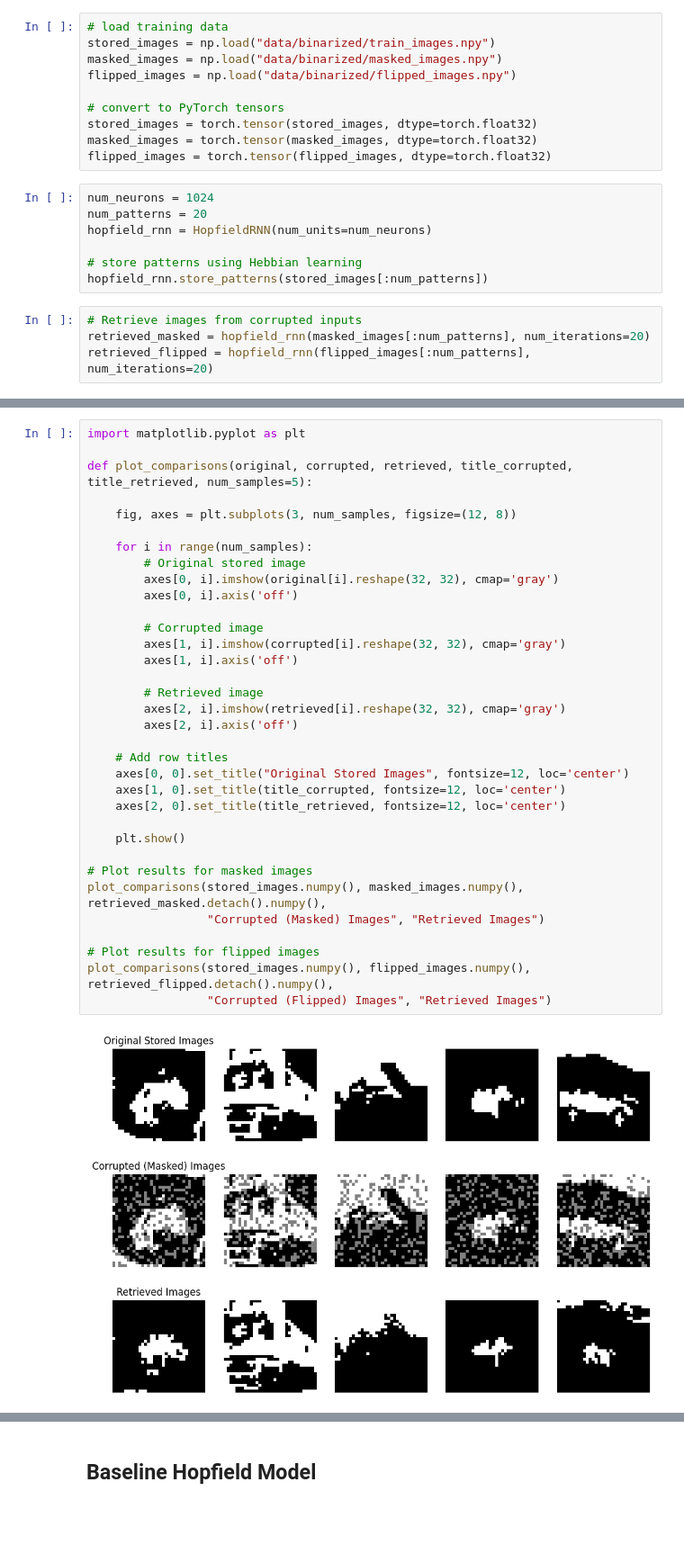
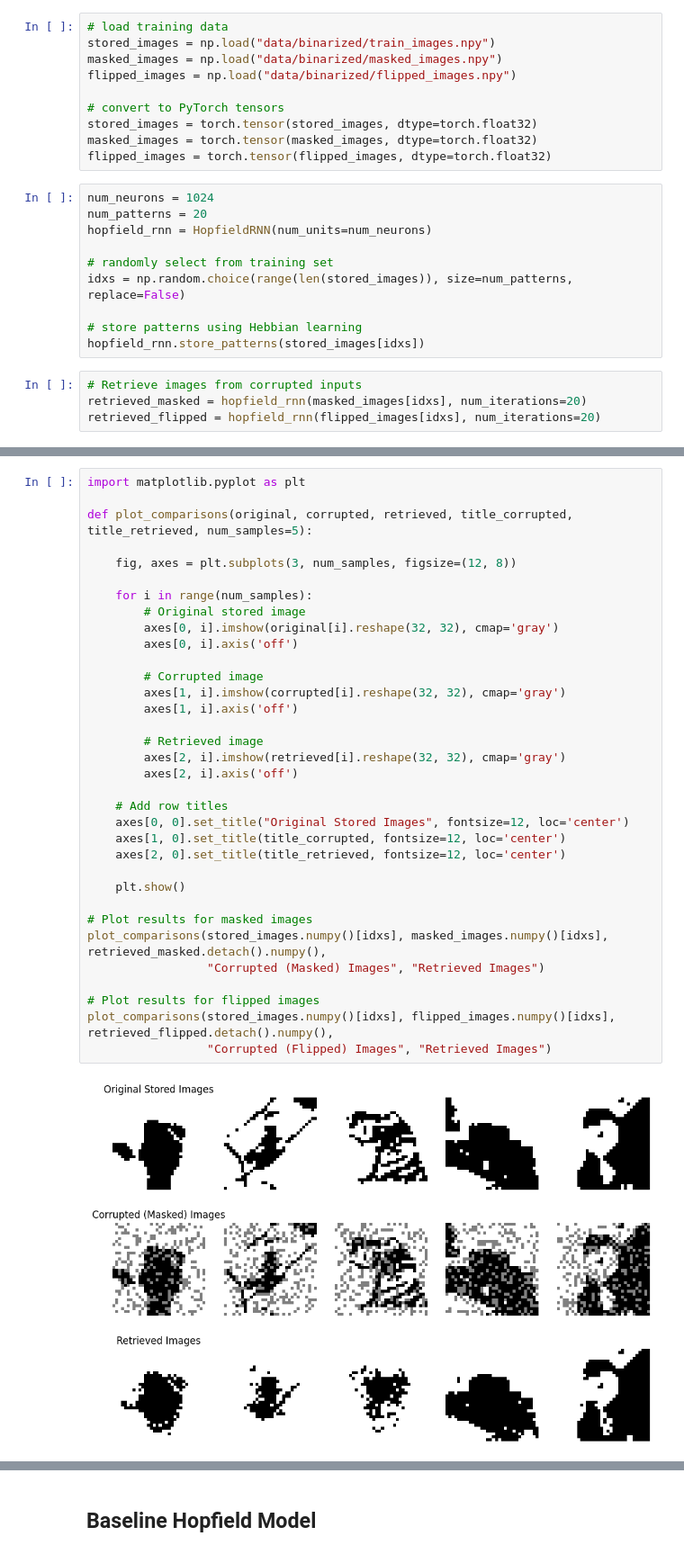
Before and after one commit to chenpy2000/Hopfield, a Jupyter notebook: rnn.ipynb, the cells around one changed output, grey strips where cells are left out. Shown at 90% size. Drawn from its saved outputs; the diff is of its cells as text; blank space fills up the shorter version.

Commit message:
made sure that the selected pattersn for baseline are randomized

```diff
--- a/rnn.ipynb
+++ b/rnn.ipynb
@@ -196,12 +196,15 @@ num_neurons = 1024
 num_patterns = 20
 hopfield_rnn = HopfieldRNN(num_units=num_neurons)
 
+# randomly select from training set
+idxs = np.random.choice(range(len(stored_images)), size=num_patterns, replace=False)
+
 # store patterns using Hebbian learning
-hopfield_rnn.store_patterns(stored_images[:num_patterns])
+hopfield_rnn.store_patterns(stored_images[idxs])
 # %%
 # Retrieve images from corrupted inputs
-retrieved_masked = hopfield_rnn(masked_images[:num_patterns], num_iterations=20)
-retrieved_flipped = hopfield_rnn(flipped_images[:num_patterns], num_iterations=20)
+retrieved_masked = hopfield_rnn(masked_images[idxs], num_iterations=20)
+retrieved_flipped = hopfield_rnn(flipped_images[idxs], num_iterations=20)
 # %%
 criterion = nn.MSELoss()
 
@@ -229,33 +232,33 @@ import matplotlib.pyplot as plt
 def plot_comparisons(original, corrupted, retrieved, title_corrupted, title_retrieved, num_samples=5):
 
     fig, axes = plt.subplots(3, num_samples, figsize=(12, 8))
 
     for i in range(num_samples):
         # Original stored image
         axes[0, i].imshow(original[i].reshape(32, 32), cmap='gray')
         axes[0, i].axis('off')
 
         # Corrupted image
         axes[1, i].imshow(corrupted[i].reshape(32, 32), cmap='gray')
         axes[1, i].axis('off')
 
         # Retrieved image
         axes[2, i].imshow(retrieved[i].reshape(32, 32), cmap='gray')
         axes[2, i].axis('off')
 
     # Add row titles
     axes[0, 0].set_title("Original Stored Images", fontsize=12, loc='center')
     axes[1, 0].set_title(title_corrupted, fontsize=12, loc='center')
     axes[2, 0].set_title(title_retrieved, fontsize=12, loc='center')
 
     plt.show()
 
 # Plot results for masked images
-plot_comparisons(stored_images.numpy(), masked_images.numpy(), retrieved_masked.detach().numpy(),
+plot_comparisons(stored_images.numpy()[idxs], masked_images.numpy()[idxs], retrieved_masked.detach().numpy(),
                  "Corrupted (Masked) Images", "Retrieved Images")
 
 # Plot results for flipped images
-plot_comparisons(stored_images.numpy(), flipped_images.numpy(), retrieved_flipped.detach().numpy(),
+plot_comparisons(stored_images.numpy()[idxs], flipped_images.numpy()[idxs], retrieved_flipped.detach().numpy(),
                  "Corrupted (Flipped) Images", "Retrieved Images")
 # %% [output]
-[figure, old version]
+[figure, new version]
```
Also changed, not shown: parts of 2 cells of this notebook.
